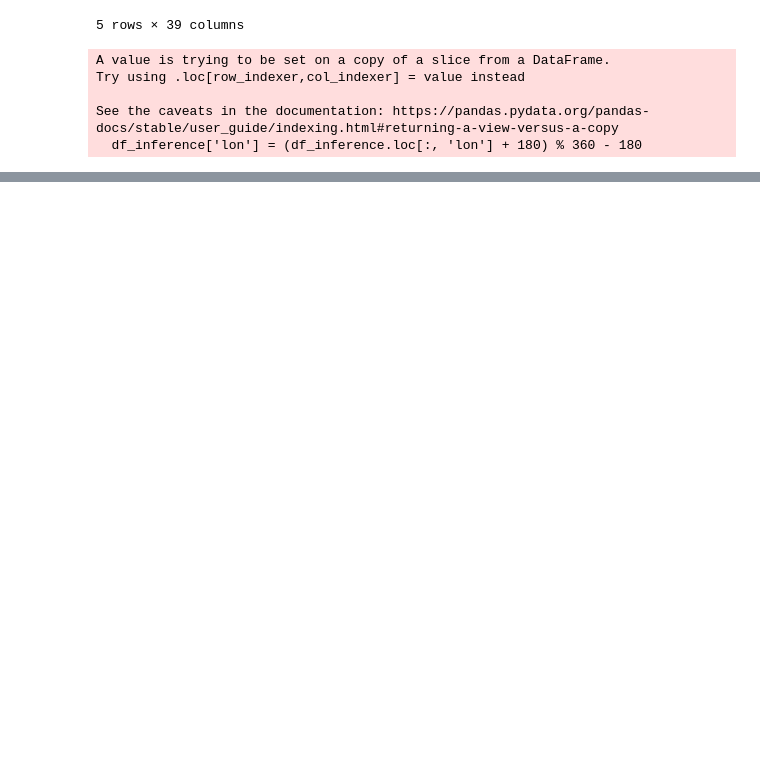
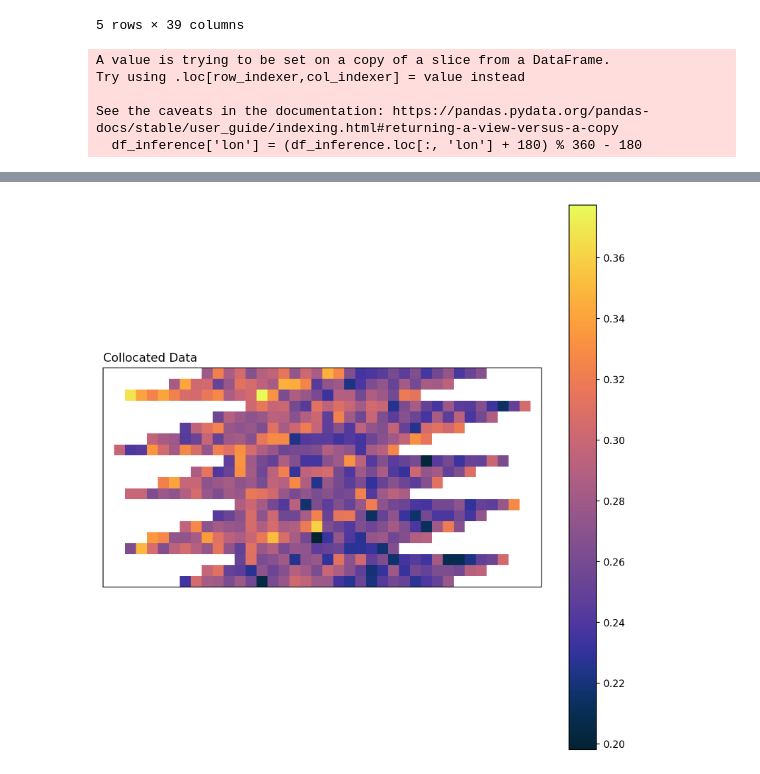
Before and after one commit to ebrusoni/fco2diffusion, a Jupyter notebook: training/inference.ipynb, the cells around one changed output, grey strips where cells are left out. Drawn from its saved outputs; the diff is of its cells as text; code cells hidden in the pictures; blank space fills up the shorter version.

```diff
--- a/training/inference.ipynb
+++ b/training/inference.ipynb
@@ -176,2 +193,9 @@ print(res.shape)
 # %%
 # plot
+lats = inf_ds[:, 3, :][:, np.newaxis]
+lons = inf_ds[:, 4, :][:, np.newaxis]
+res_lats_lons = np.concatenate([res, lats, lons], axis=1)
+
+columns = [f'rec_{i}' for i in range(n_rec)] + ['lat', 'lon']
+print(res_lats_lons[:, i, :].shape)
+df_res = pd.DataFrame(np.array([res_lats_lons[:, i, :].flatten() for i in range(n_rec + 2)]).T, columns=columns)
@@ -177,0 +224,36 @@ print(res.shape)
+# %%
+# round the lat/lon to nearest 0.05 degree
+df_inference_mesh = pd.DataFrame()
+df_inference_mesh['lat'] = np.floor(df_res['lat'] / 0.25) * 0.25
+df_inference_mesh['lon'] = np.floor(df_res['lon'] / 0.25) * 0.25
+df_inference_mesh['pred'] = df_res[[f'rec_{i}' for i in range(n_rec)]].mean(axis=1)
+# drop rows with NaN values in lat/lon
+df_inference_mesh = df_inference_mesh.dropna(subset=['lat', 'lon'])
+
+df_inference_mesh = df_inference_mesh.drop_duplicates(subset=['lat', 'lon'], keep='last')
+
+xds = df_inference_mesh.pivot(index='lat', columns='lon', values='pred')
+da = xr.DataArray(xds.values,
+                  coords={'lat': xds.index.values, 'lon': xds.columns.values},
+                  dims=['lat', 'lon'])
+
+
+fig = plt.figure(figsize=(10, 10), dpi=200)
+ax = fig.add_subplot(1, 1, 1, projection=ccrs.PlateCarree())
+# ax.set_global()
+ax.add_feature(cfeature.LAND, zorder=1, edgecolor='black', facecolor='lightgrey')
+ax.add_feature(cfeature.COASTLINE, zorder=2, edgecolor='black')
+
+ax.set_title('Collocated Data', fontsize=12, loc='left')
+
+# plot data with meshgrid
+# mesh = ax.pcolormesh(da.lon, da.lat, da, cmap=cmo.thermal, shading='auto',
+#                      transform=ccrs.PlateCarree(), zorder=5)
+da.plot.imshow(cmap='cmo.thermal', ax=ax, add_colorbar=True, transform=ccrs.PlateCarree())
+
+# plt.colorbar(mesh, ax=ax, orientation='vertical', pad=0.02, aspect=40, label='SST (°C)')
+
+# ax.set_title('Gridded SST (0.5° resolution)', fontsize=16, loc='left')
+plt.show()
+# %% [output]
+[figure, added]
```
Also changed, not shown: parts of 14 cells of this notebook, 3 other files.
